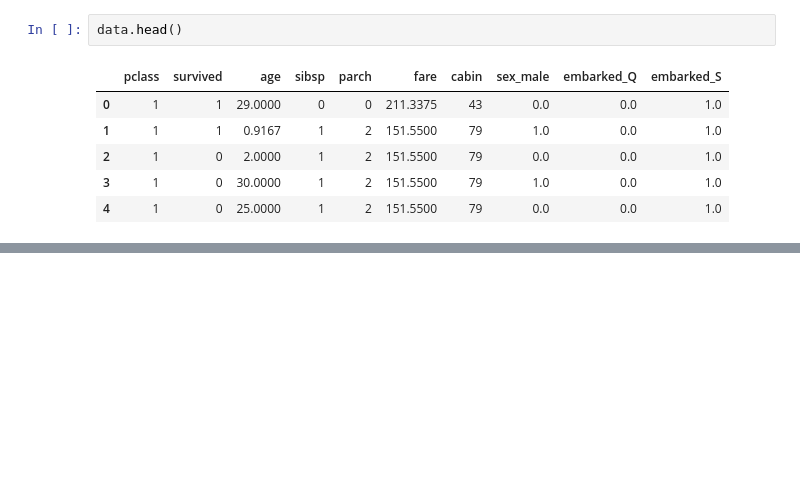
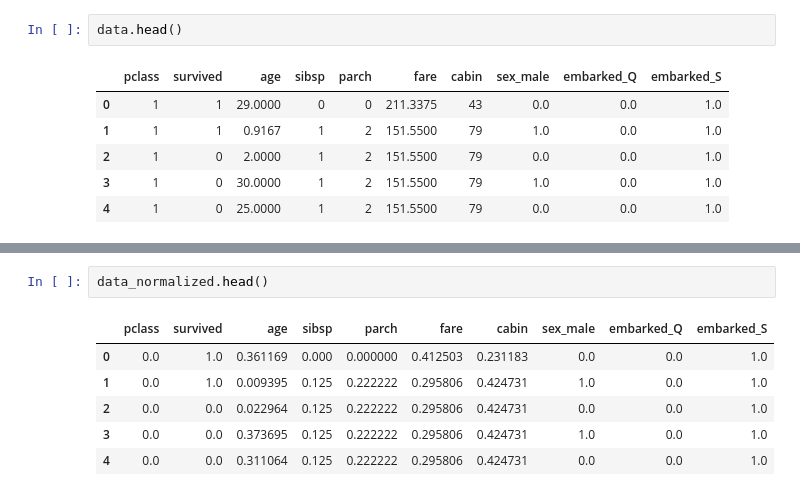
Before and after one commit to JSebastianIEU/ML-fundamentals-2025, a Jupyter notebook: Assignment1/assignment_1_JuanSebastian_Peña[_Peña] .ipynb, the cells around one changed output, grey strips where cells are left out. Cells and saved outputs as stored; diff of their text form; blank space fills up the shorter version.

```diff
--- a/Assignment1/assignment_1_JuanSebastian_Peña[_Peña] .ipynb
+++ b/Assignment1/assignment_1_JuanSebastian_Peña[_Peña] .ipynb
@@ -600,0 +735,9 @@ data.head()
+# %%
+data_normalized.head()
+# %% [output]
+|  | pclass | survived | age | sibsp | parch | fare | cabin | sex_male | embarked_Q | embarked_S |
+| 0 | 0.0 | 1.0 | 0.361169 | 0.000 | 0.000000 | 0.412503 | 0.231183 | 0.0 | 0.0 | 1.0 |
+| 1 | 0.0 | 1.0 | 0.009395 | 0.125 | 0.222222 | 0.295806 | 0.424731 | 1.0 | 0.0 | 1.0 |
+| 2 | 0.0 | 0.0 | 0.022964 | 0.125 | 0.222222 | 0.295806 | 0.424731 | 0.0 | 0.0 | 1.0 |
+| 3 | 0.0 | 0.0 | 0.373695 | 0.125 | 0.222222 | 0.295806 | 0.424731 | 1.0 | 0.0 | 1.0 |
+| 4 | 0.0 | 0.0 | 0.311064 | 0.125 | 0.222222 | 0.295806 | 0.424731 | 0.0 | 0.0 | 1.0 |
```
Also changed, not shown: parts of 14 cells of this notebook.
